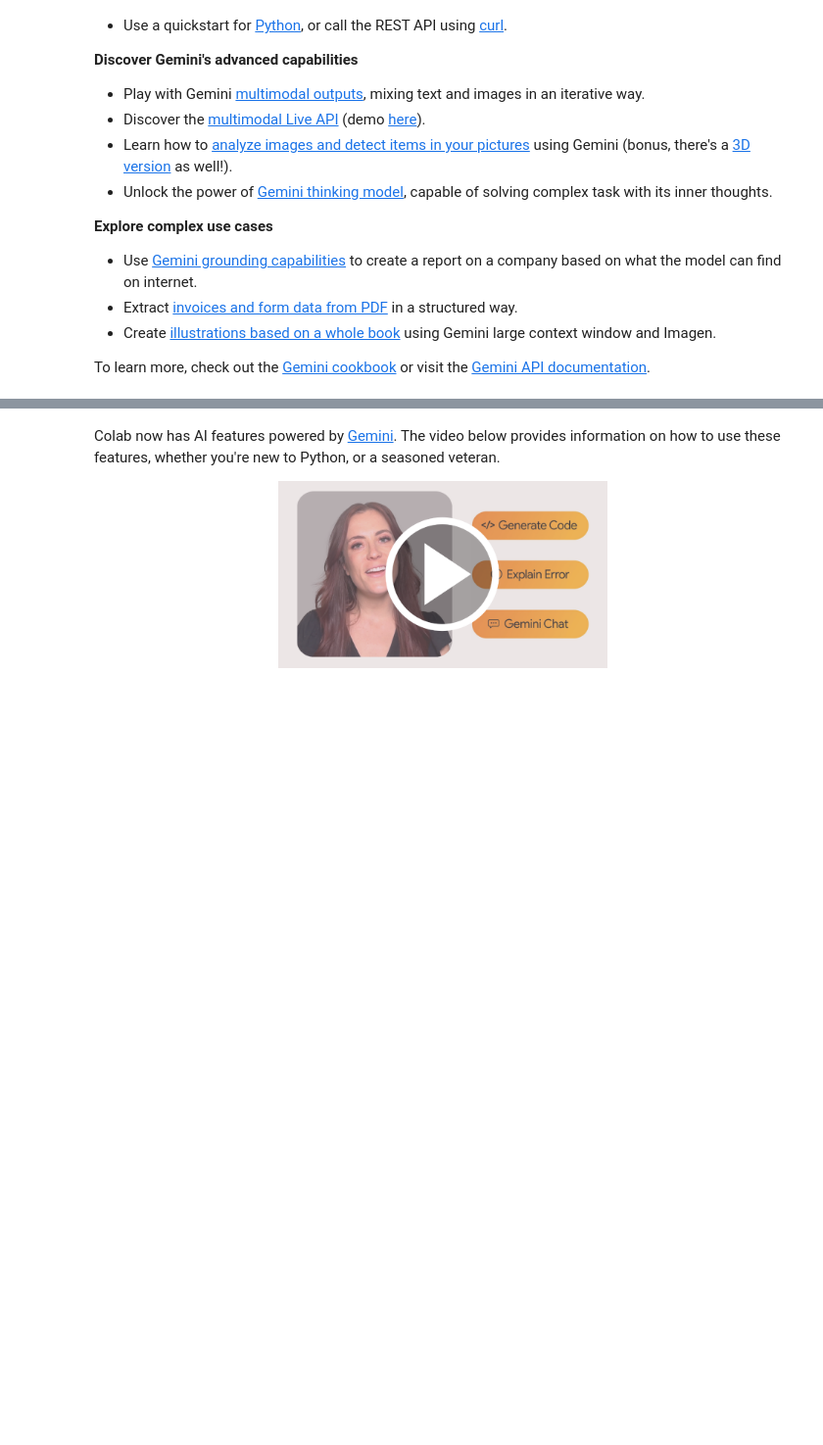
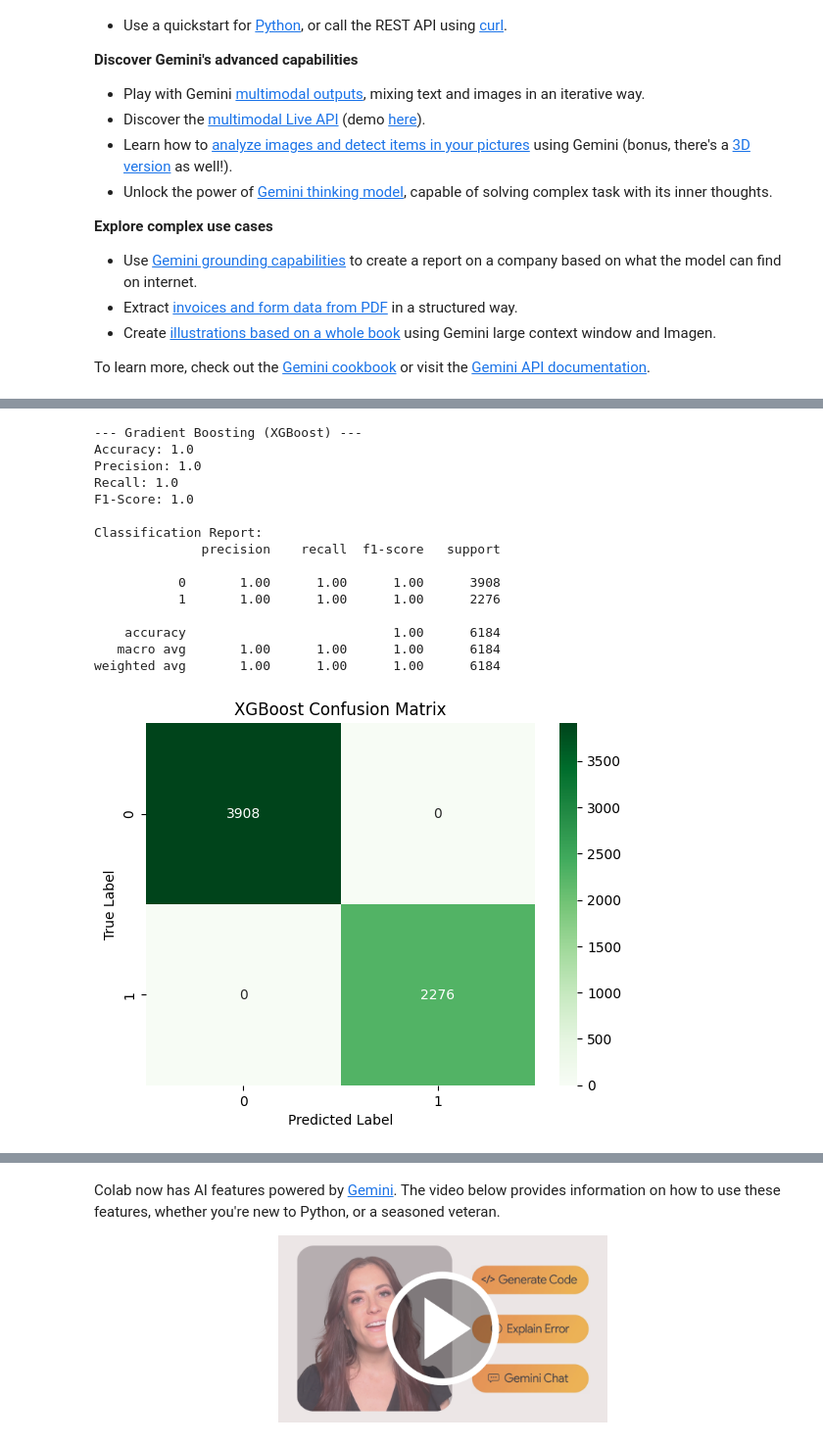
Before and after one commit to rashidsaidhamad/Todays_test, a Jupyter notebook: Welcome_To_Colab.ipynb, the cells around one changed output, grey strips where cells are left out. Shown at 98% size. Saved outputs shown, nothing was run; the diff lists cells and outputs as text; code cells hidden in the pictures; blank space fills up the shorter version.

```diff
--- a/Welcome_To_Colab.ipynb
+++ b/Welcome_To_Colab.ipynb
@@ -25,0 +273,39 @@ To learn more, check out the [Gemini cookbook](https://github.com/google-gemini/
+# %%
+# Initialize and train XGBoost
+xgb_model = XGBClassifier(random_state=42)
+xgb_model.fit(X_train_non_cnn, y_train) # XGBoost often handles unscaled data well
+
+# Make predictions
+xgb_pred = xgb_model.predict(X_test_non_cnn)
+
+# Evaluate the model
+print("\n--- Gradient Boosting (XGBoost) ---")
+print("Accuracy:", accuracy_score(y_test, xgb_pred))
+print("Precision:", precision_score(y_test, xgb_pred))
+print("Recall:", recall_score(y_test, xgb_pred))
+print("F1-Score:", f1_score(y_test, xgb_pred))
+print("\nClassification Report:")
+print(classification_report(y_test, xgb_pred))
+cm_xgb = confusion_matrix(y_test, xgb_pred)
+sns.heatmap(cm_xgb, annot=True, fmt='d', cmap='Greens')
+plt.title('XGBoost Confusion Matrix')
+plt.xlabel('Predicted Label')
+plt.ylabel('True Label')
+plt.show()
+# %% [output]
+--- Gradient Boosting (XGBoost) ---
+Accuracy: 1.0
+Precision: 1.0
+Recall: 1.0
+F1-Score: 1.0
+
+Classification Report:
+              precision    recall  f1-score   support
+
+           0       1.00      1.00      1.00      3908
+           1       1.00      1.00      1.00      2276
+
+    accuracy                           1.00      6184
+   macro avg       1.00      1.00      1.00      6184
+weighted avg       1.00      1.00      1.00      6184
+[figure, added]
```
Also changed, not shown: parts of 15 cells of this notebook.
